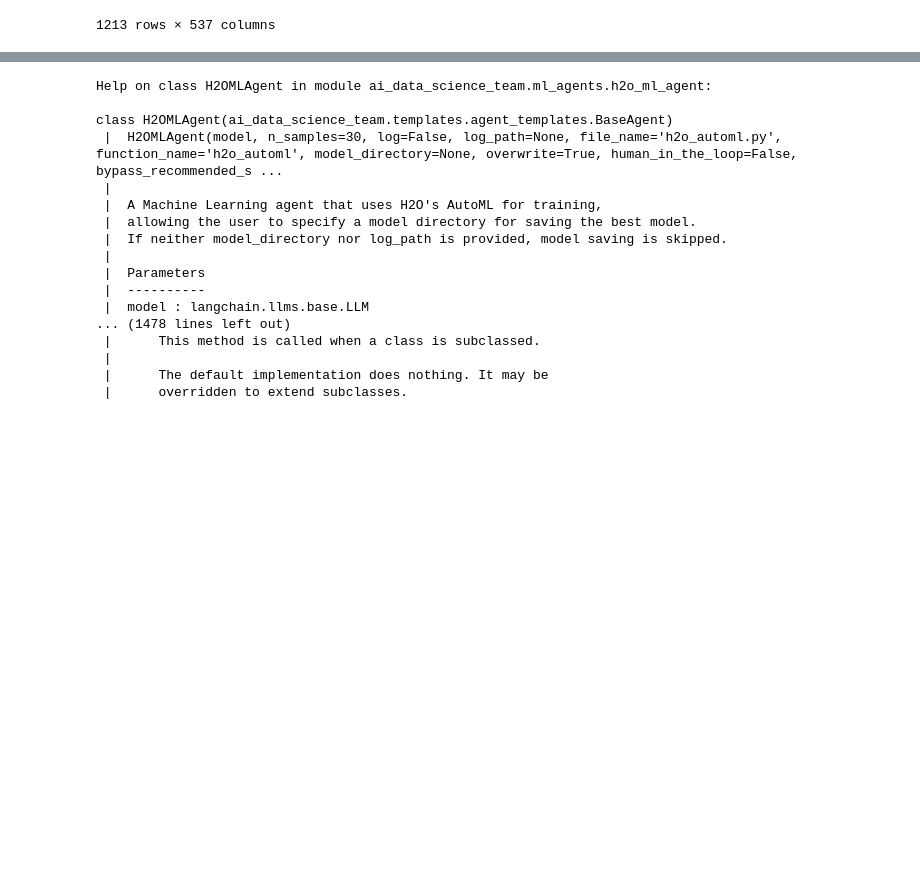
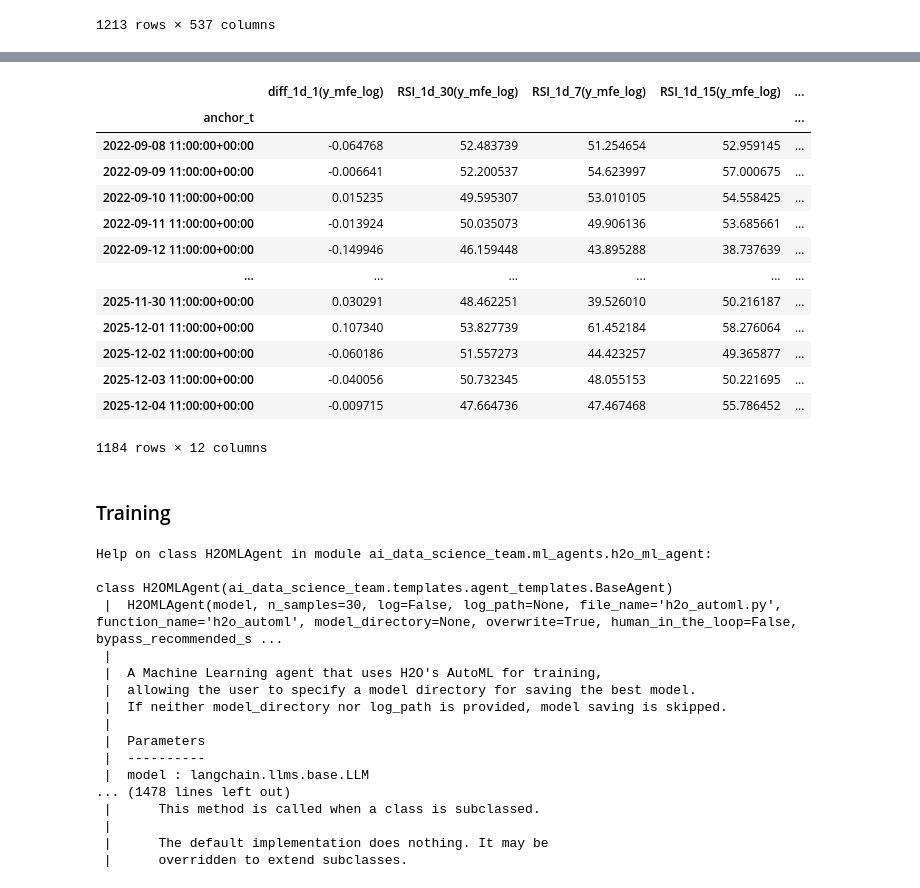
Before and after one commit to AleImbri/Forecasting-BTC-with-ai-data-science-team, a Jupyter notebook: main.ipynb, the cells around one changed output, grey strips where cells are left out. Cells and saved outputs as stored; diff of their text form; code cells hidden in the pictures; blank space fills up the shorter version.

```diff
--- a/main.ipynb
+++ b/main.ipynb
@@ -324,3 +530,23 @@ assert df.isna().sum().sum() == 0
+# %%
+df_selected = df[strongest_correlations.index.to_list() + [target_column]]
+df_selected
+# %% [output]
+|  | diff_1d_1(y_mfe_log) | RSI_1d_30(y_mfe_log) | RSI_1d_7(y_mfe_log) | RSI_1d_15(y_mfe_log) | ... |
+| anchor_t |  |  |  |  | ... |
+| 2022-09-08 11:00:00+00:00 | -0.064768 | 52.483739 | 51.254654 | 52.959145 | ... |
+| 2022-09-09 11:00:00+00:00 | -0.006641 | 52.200537 | 54.623997 | 57.000675 | ... |
+| 2022-09-10 11:00:00+00:00 | 0.015235 | 49.595307 | 53.010105 | 54.558425 | ... |
+| 2022-09-11 11:00:00+00:00 | -0.013924 | 50.035073 | 49.906136 | 53.685661 | ... |
+| 2022-09-12 11:00:00+00:00 | -0.149946 | 46.159448 | 43.895288 | 38.737639 | ... |
+| ... | ... | ... | ... | ... | ... |
+| 2025-11-30 11:00:00+00:00 | 0.030291 | 48.462251 | 39.526010 | 50.216187 | ... |
+| 2025-12-01 11:00:00+00:00 | 0.107340 | 53.827739 | 61.452184 | 58.276064 | ... |
+| 2025-12-02 11:00:00+00:00 | -0.060186 | 51.557273 | 44.423257 | 49.365877 | ... |
+| 2025-12-03 11:00:00+00:00 | -0.040056 | 50.732345 | 48.055153 | 50.221695 | ... |
+| 2025-12-04 11:00:00+00:00 | -0.009715 | 47.664736 | 47.467468 | 55.786452 | ... |
+1184 rows × 12 columns
+# %% [markdown]
+### Training
 # %%
 help(H2OMLAgent)
 # %% [output]
```
Also changed, not shown: parts of 22 cells of this notebook.
